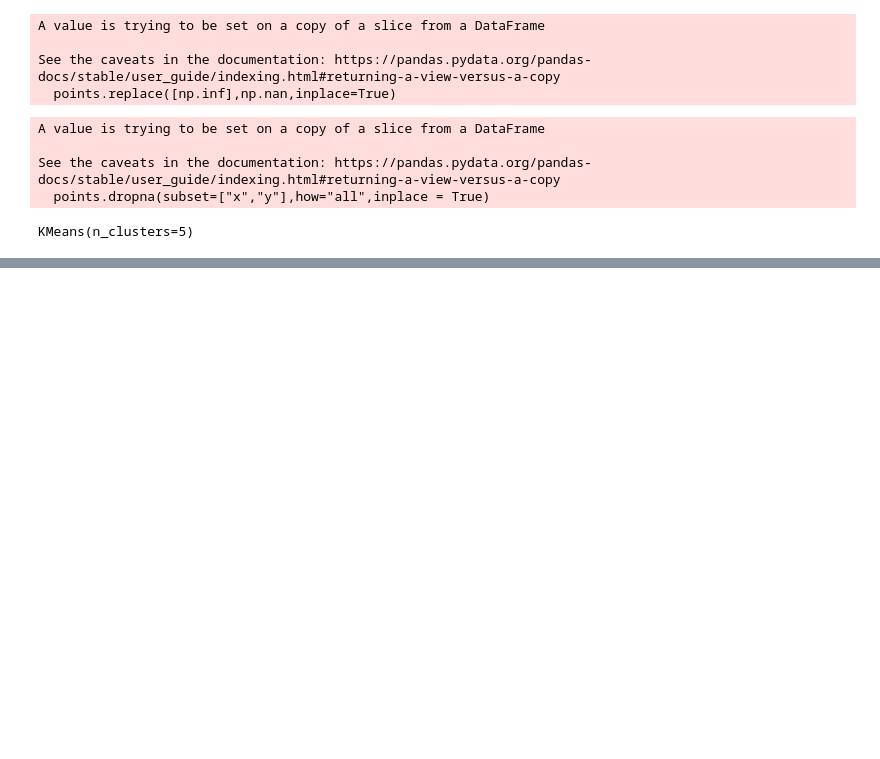
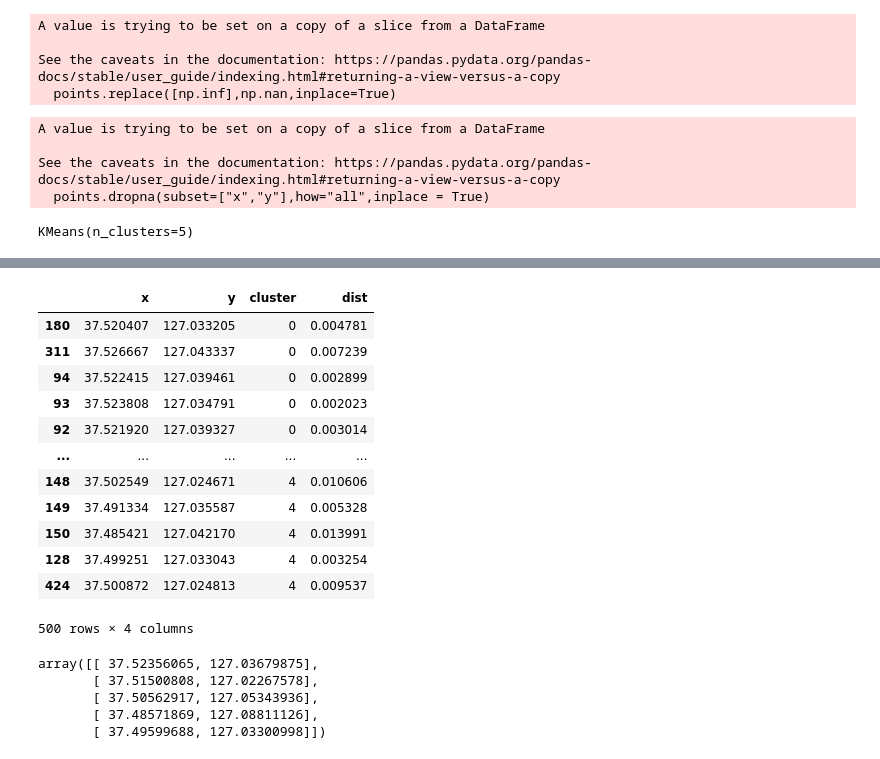
Before and after one commit to juhongyee/DUI-traffic-stop-recommendation, a Jupyter notebook: k_means/Kmeans.ipynb, the cells around one changed output, grey strips where cells are left out. Cells and saved outputs as stored; diff of their text form; code cells hidden in the pictures; blank space fills up the shorter version.

```diff
--- a/k_means/Kmeans.ipynb
+++ b/k_means/Kmeans.ipynb
@@ -76,0 +177,26 @@ sns.scatterplot(x="x",y="y",hue="cluster",data=result_by_sklearn,palette="Set2")
+# %%
+#cluster를 기준으로 sorting
+result_plus_dist = result_plus_dist.sort_values(by='cluster')
+result_plus_dist
+# %% [output]
+|  | x | y | cluster | dist |
+| 180 | 37.520407 | 127.033205 | 0 | 0.004781 |
+| 311 | 37.526667 | 127.043337 | 0 | 0.007239 |
+| 94 | 37.522415 | 127.039461 | 0 | 0.002899 |
+| 93 | 37.523808 | 127.034791 | 0 | 0.002023 |
+| 92 | 37.521920 | 127.039327 | 0 | 0.003014 |
+| ... | ... | ... | ... | ... |
+| 148 | 37.502549 | 127.024671 | 4 | 0.010606 |
+| 149 | 37.491334 | 127.035587 | 4 | 0.005328 |
+| 150 | 37.485421 | 127.042170 | 4 | 0.013991 |
+| 128 | 37.499251 | 127.033043 | 4 | 0.003254 |
+| 424 | 37.500872 | 127.024813 | 4 | 0.009537 |
+500 rows × 4 columns
+# %%
+kmeans.cluster_centers_
+# %% [output]
+array([[ 37.52356065, 127.03679875],
+       [ 37.51500808, 127.02267578],
+       [ 37.50562917, 127.05343936],
+       [ 37.48571869, 127.08811126],
+       [ 37.49599688, 127.03300998]])
```
Also changed, not shown: parts of 11 cells of this notebook, 2 other files.
